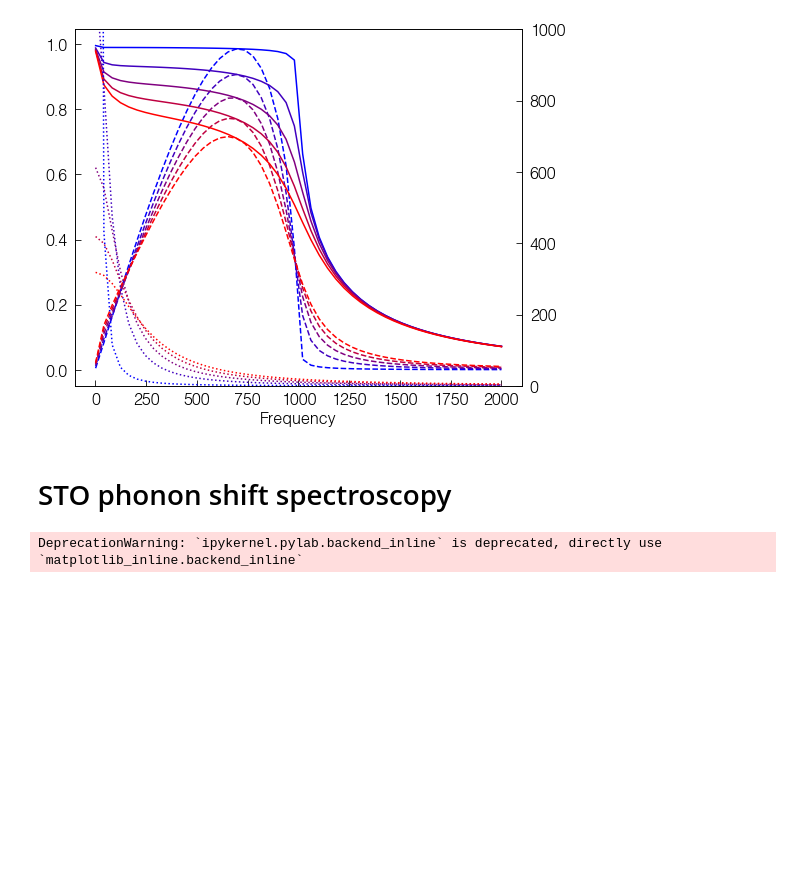
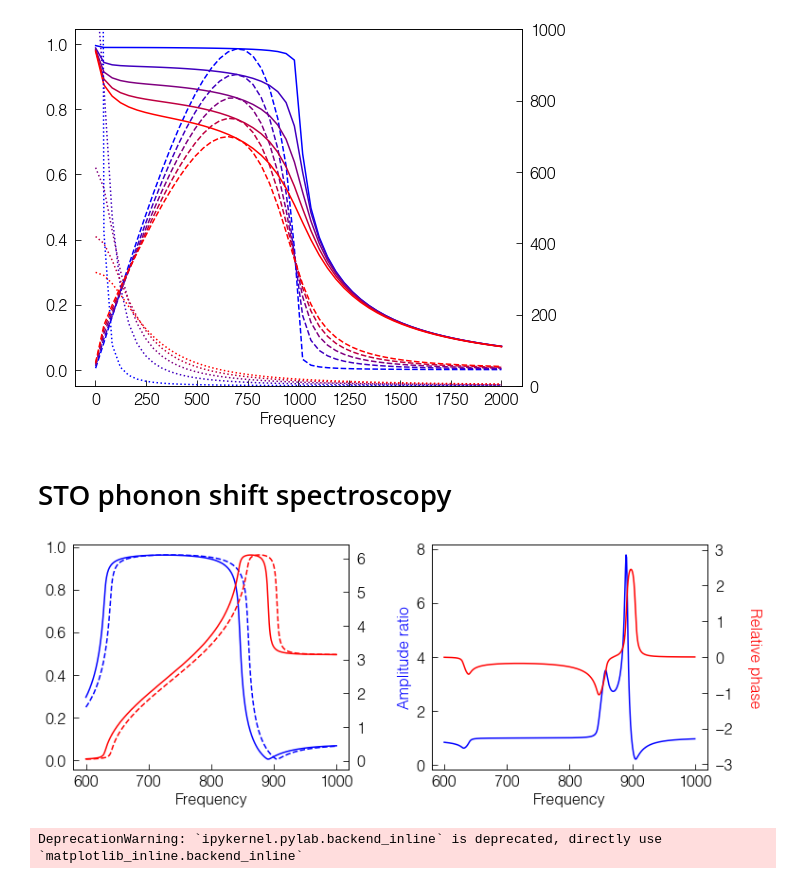
Before and after one commit to asmcleod/NearFieldOptics, a Jupyter notebook: Examples/STO & Superconductors.ipynb, the cells around one changed output. Drawn from its saved outputs; the diff is of its cells as text; code cells hidden in the pictures; blank space fills up the shorter version.

```diff
--- a/Examples/STO & Superconductors.ipynb
+++ b/Examples/STO & Superconductors.ipynb
@@ -127,4 +127,8 @@ def plot_STO_shift(df=10,gamma=2):
 
     plt.subplots_adjust(wspace=.3)
     plt.show()
+# %%
+plot_STO_shift(df=10,gamma=5)
+# %% [output]
+[figure, added]
 # %%
```
Also changed, not shown: parts of 1 cell of this notebook.
